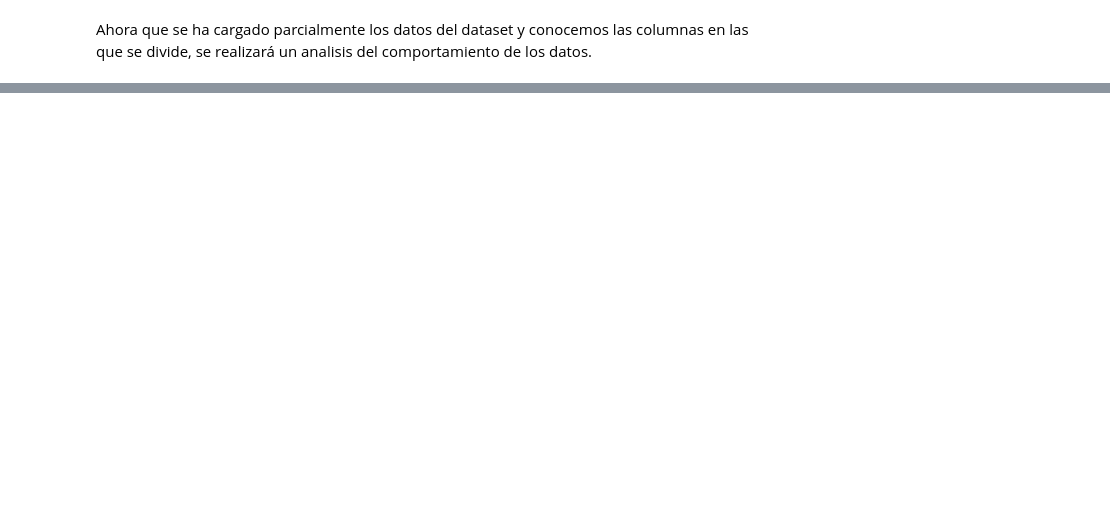
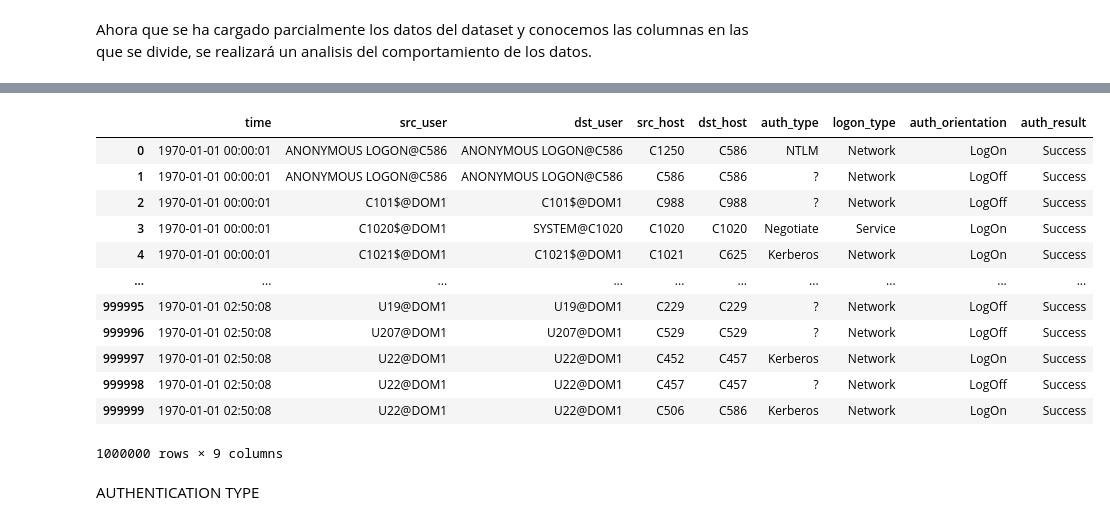
Before and after one commit to aSalcedo99/lanl_cybersecurity_tfm, a Jupyter notebook: exploration_lanl.ipynb, the cells around one changed output, grey strips where cells are left out. Saved outputs shown, nothing was run; the diff lists cells and outputs as text; code cells hidden in the pictures; blank space fills up the shorter version.

```diff
--- a/exploration_lanl.ipynb
+++ b/exploration_lanl.ipynb
@@ -132,0 +132,7 @@ Name: time, dtype: datetime64[s]
+# %%
+#Transformación de la columna Time para un mejor analísis
+df["time"] = pd.to_datetime(df["time"], unit="s")
+df.set_index("time", inplace=True)
+#df["time"].head()
+
+df.index.min(), df.index.max()
@@ -132,0 +141,18 @@ Name: time, dtype: datetime64[s]
+# %%
+df
+# %% [output]
+|  | time | src_user | dst_user | src_host | dst_host | auth_type | logon_type | auth_orientation | auth_result |
+| 0 | 1970-01-01 00:00:01 | ANONYMOUS LOGON@C586 | ANONYMOUS LOGON@C586 | C1250 | C586 | NTLM | Network | LogOn | Success |
+| 1 | 1970-01-01 00:00:01 | ANONYMOUS LOGON@C586 | ANONYMOUS LOGON@C586 | C586 | C586 | ? | Network | LogOff | Success |
+| 2 | 1970-01-01 00:00:01 | C101$@DOM1 | C101$@DOM1 | C988 | C988 | ? | Network | LogOff | Success |
+| 3 | 1970-01-01 00:00:01 | C1020$@DOM1 | SYSTEM@C1020 | C1020 | C1020 | Negotiate | Service | LogOn | Success |
+| 4 | 1970-01-01 00:00:01 | C1021$@DOM1 | C1021$@DOM1 | C1021 | C625 | Kerberos | Network | LogOn | Success |
+| ... | ... | ... | ... | ... | ... | ... | ... | ... | ... |
+| 999995 | 1970-01-01 02:50:08 | U19@DOM1 | U19@DOM1 | C229 | C229 | ? | Network | LogOff | Success |
+| 999996 | 1970-01-01 02:50:08 | U207@DOM1 | U207@DOM1 | C529 | C529 | ? | Network | LogOff | Success |
+| 999997 | 1970-01-01 02:50:08 | U22@DOM1 | U22@DOM1 | C452 | C457 | Kerberos | Network | LogOn | Success |
+| 999998 | 1970-01-01 02:50:08 | U22@DOM1 | U22@DOM1 | C457 | C457 | ? | Network | LogOff | Success |
+| 999999 | 1970-01-01 02:50:08 | U22@DOM1 | U22@DOM1 | C506 | C586 | Kerberos | Network | LogOn | Success |
+1000000 rows × 9 columns
+# %% [markdown]
+AUTHENTICATION TYPE
```
Also changed, not shown: parts of 41 cells of this notebook.
